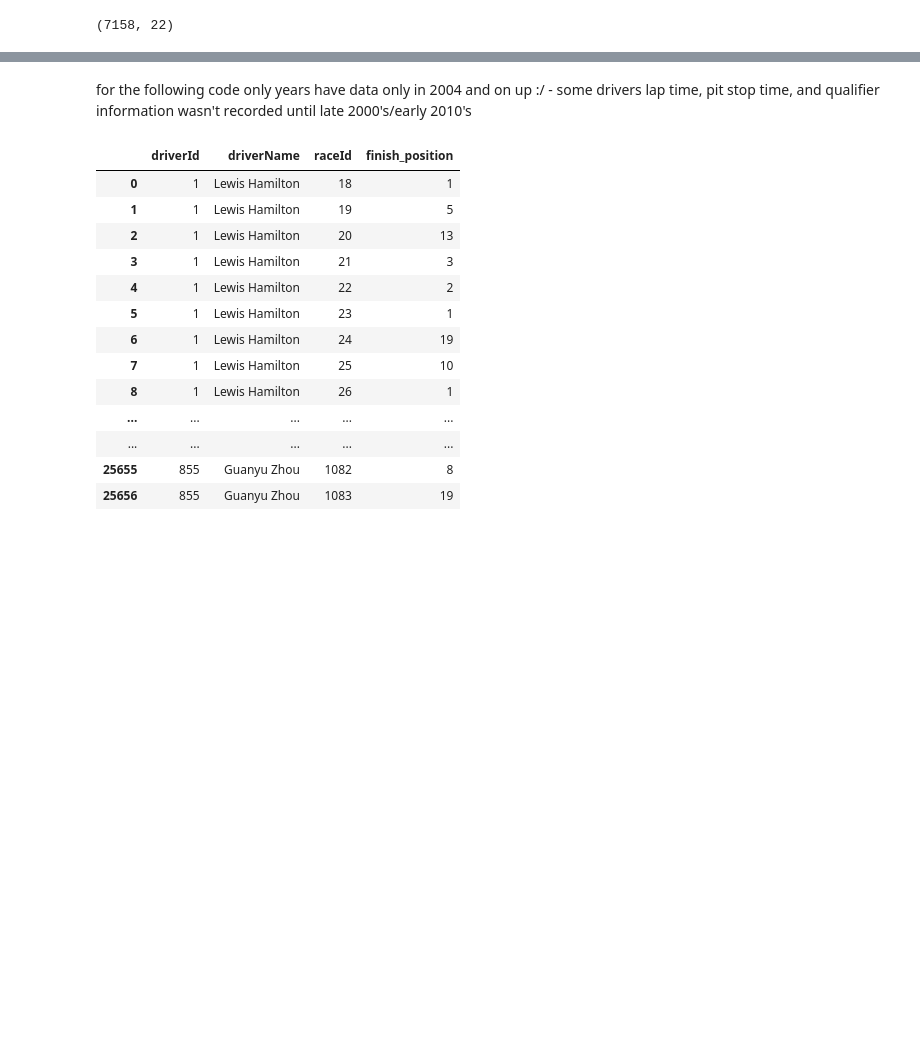
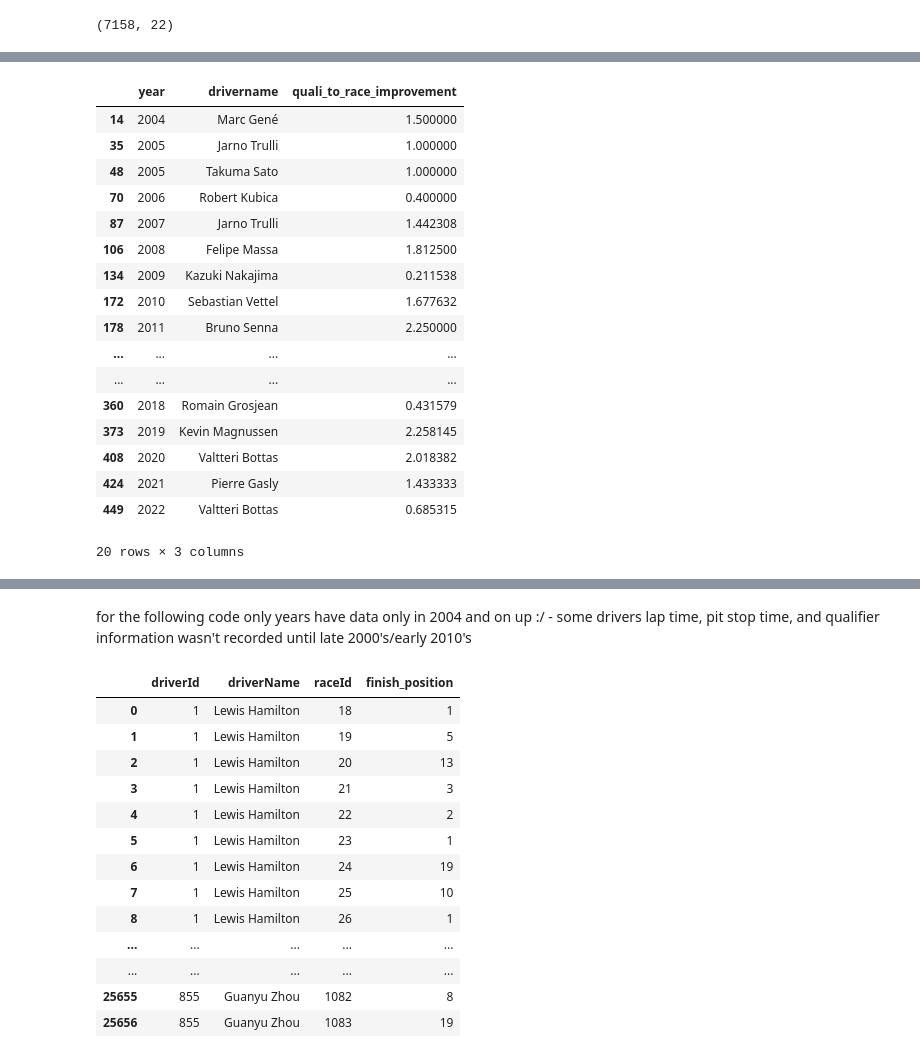
Before and after one commit to mclellanw00/capstone, a Jupyter notebook: F1Data.ipynb, the cells around one changed output, grey strips where cells are left out. Drawn from its saved outputs; the diff is of its cells as text; code cells hidden in the pictures; blank space fills up the shorter version.

```diff
--- a/F1Data.ipynb
+++ b/F1Data.ipynb
@@ -1084,0 +983,29 @@ lap_times_2
+# %%
+mando = (alltimes_qualifying_invest
+ >> group_by(X.year, X.drivername)
+ >> summarize(quali_to_race_improvement = X.race_position.mean() - X.grid.mean())
+ >> group_by(X.year)
+ >> filter_by(X.quali_to_race_improvement == X.quali_to_race_improvement.max())
+ >> select(X.year, X.drivername, X.quali_to_race_improvement)
+)
+
+mando
+# %% [output]
+|  | year | drivername | quali_to_race_improvement |
+| 14 | 2004 | Marc Gené | 1.500000 |
+| 35 | 2005 | Jarno Trulli | 1.000000 |
+| 48 | 2005 | Takuma Sato | 1.000000 |
+| 70 | 2006 | Robert Kubica | 0.400000 |
+| 87 | 2007 | Jarno Trulli | 1.442308 |
+| 106 | 2008 | Felipe Massa | 1.812500 |
+| 134 | 2009 | Kazuki Nakajima | 0.211538 |
+| 172 | 2010 | Sebastian Vettel | 1.677632 |
+| 178 | 2011 | Bruno Senna | 2.250000 |
+| ... | ... | ... | ... |
+| ... | ... | ... | ... |
+| 360 | 2018 | Romain Grosjean | 0.431579 |
+| 373 | 2019 | Kevin Magnussen | 2.258145 |
+| 408 | 2020 | Valtteri Bottas | 2.018382 |
+| 424 | 2021 | Pierre Gasly | 1.433333 |
+| 449 | 2022 | Valtteri Bottas | 0.685315 |
+20 rows × 3 columns
```
Also changed, not shown: parts of 36 cells of this notebook.
